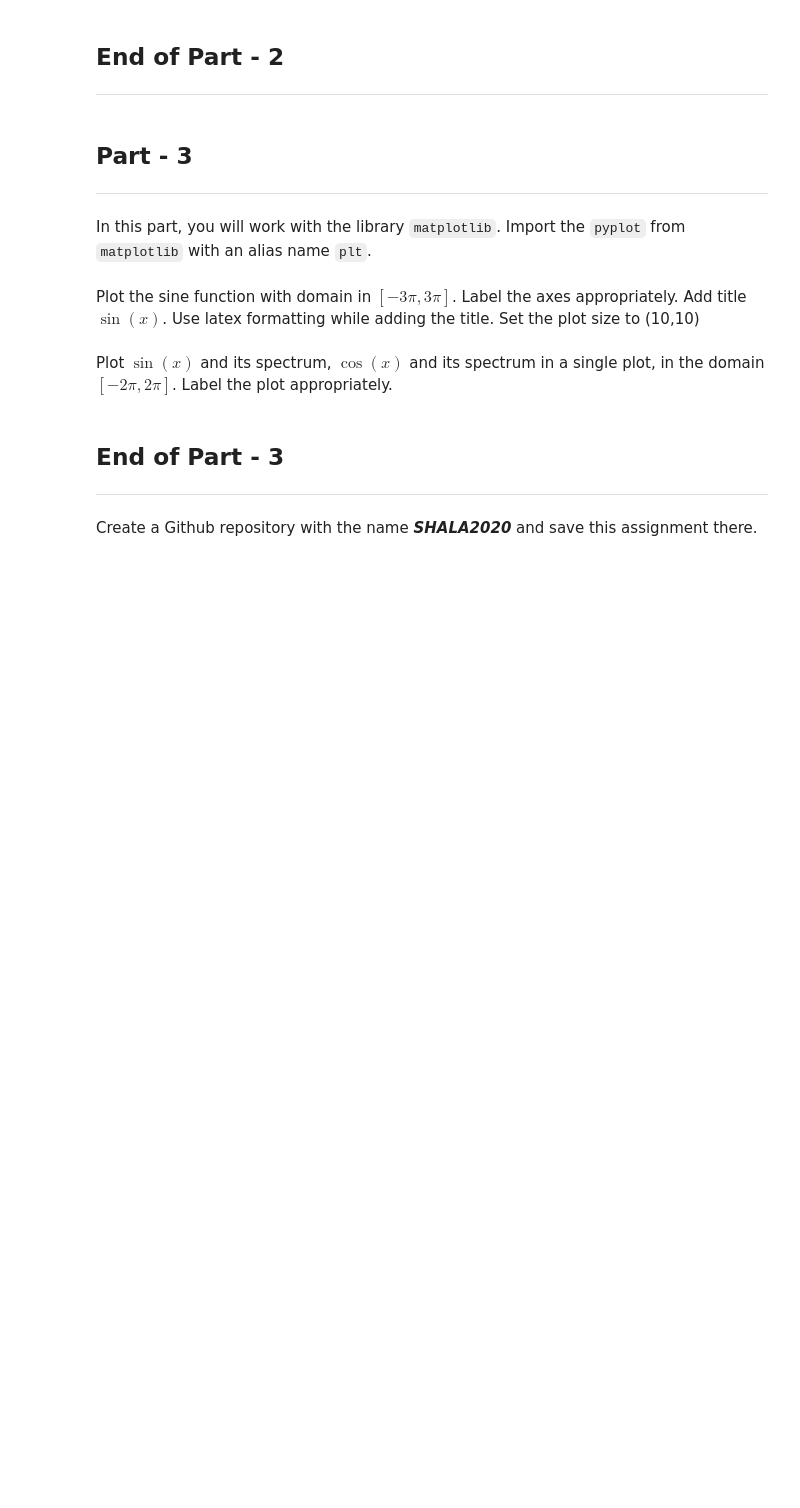
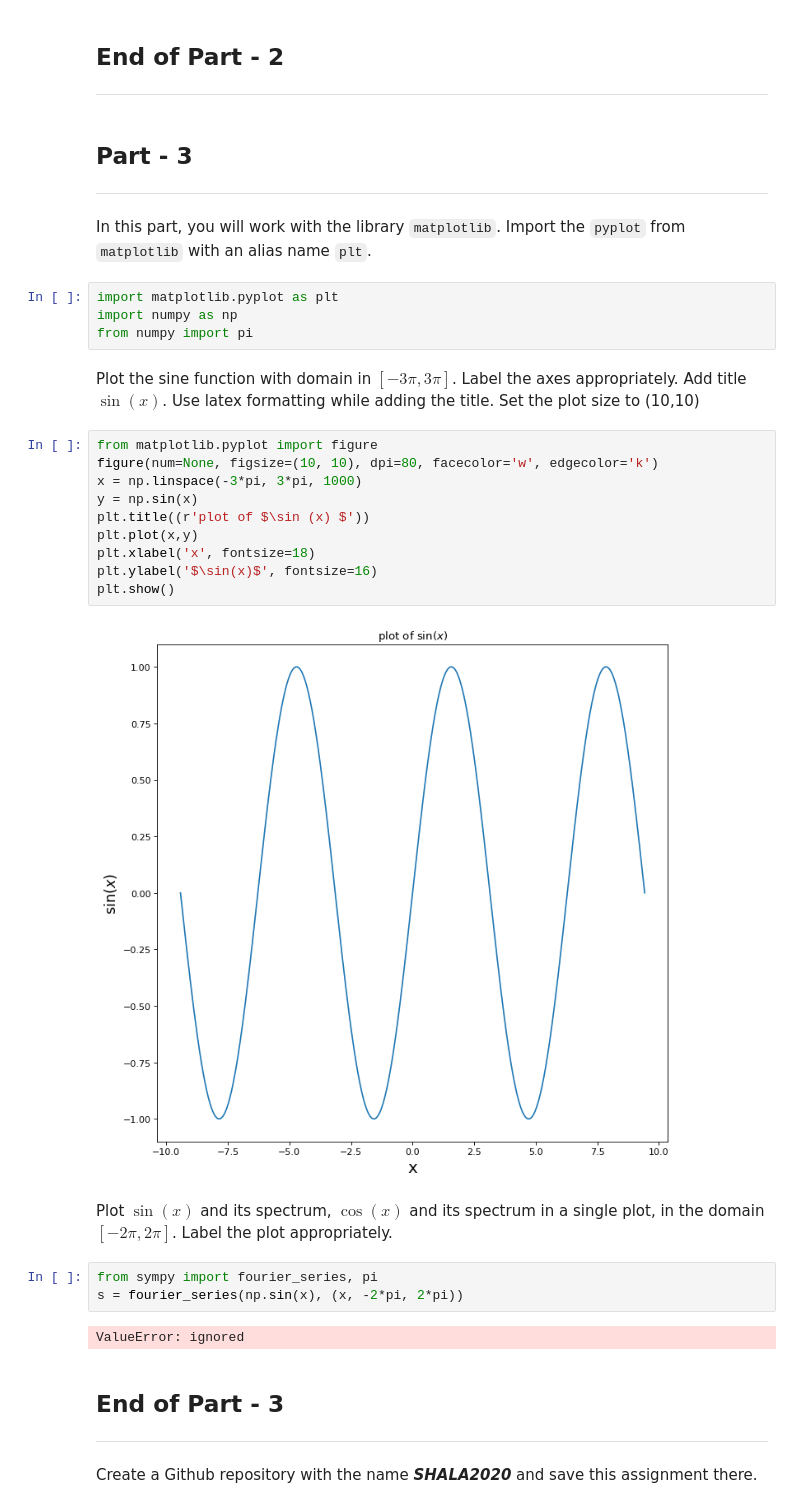
Before and after one commit to ach-in/ml_shala, a Jupyter notebook: assign/1/Assignment_1_DS.ipynb, the cells around one changed output. Cells and saved outputs as stored; diff of their text form; blank space fills up the shorter version.

````diff
--- a/assign/1/Assignment_1_DS.ipynb
+++ b/assign/1/Assignment_1_DS.ipynb
@@ -291,10 +412,31 @@ r = requests.get(file_url, stream = True)
 ---
 # %% [markdown]
 In this part, you will work with the library ```matplotlib```. Import the ```pyplot``` from ```matplotlib``` with an alias name ```plt```.
+# %%
+import matplotlib.pyplot as plt
+import numpy as np
+from numpy import pi
 # %% [markdown]
 Plot the sine function with domain in $[-3\pi,3\pi]$. Label the axes appropriately. Add title $\sin(x)$. Use latex formatting while adding the title. Set the plot size to (10,10)
+# %%
+from matplotlib.pyplot import figure
+figure(num=None, figsize=(10, 10), dpi=80, facecolor='w', edgecolor='k')
+x = np.linspace(-3*pi, 3*pi, 1000)
+y = np.sin(x)
+plt.title((r'plot of $\sin (x) $'))
+plt.plot(x,y)
+plt.xlabel('x', fontsize=18)
+plt.ylabel('$\sin(x)$', fontsize=16)
+plt.show()
+# %% [output]
+[figure, added]
 # %% [markdown]
 Plot $\sin(x)$ and its spectrum, $\cos(x)$ and its spectrum in a single plot, in the domain $[-2\pi,2\pi]$. Label the plot appropriately.
+# %%
+from sympy import fourier_series, pi
+s = fourier_series(np.sin(x), (x, -2*pi, 2*pi))
+# %% [output]
+ValueError: ignored
 # %% [markdown]
 ## End of Part - 3
 ---
````
Also changed, not shown: parts of 9 cells of this notebook.
